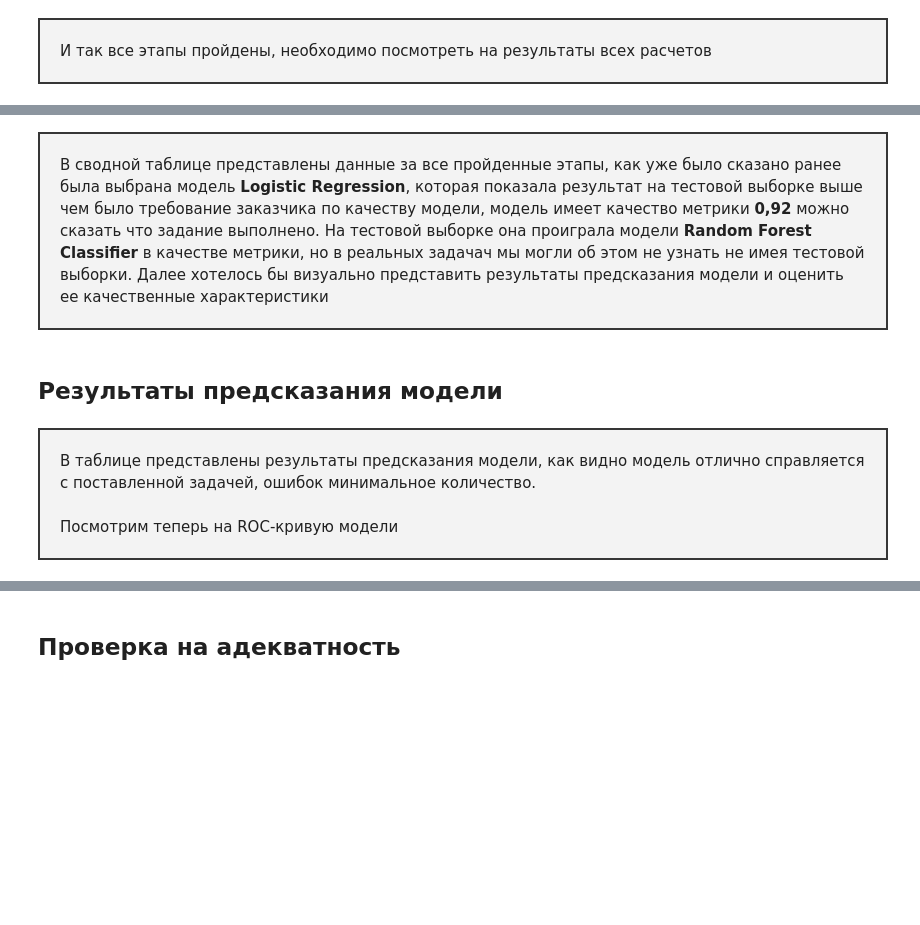
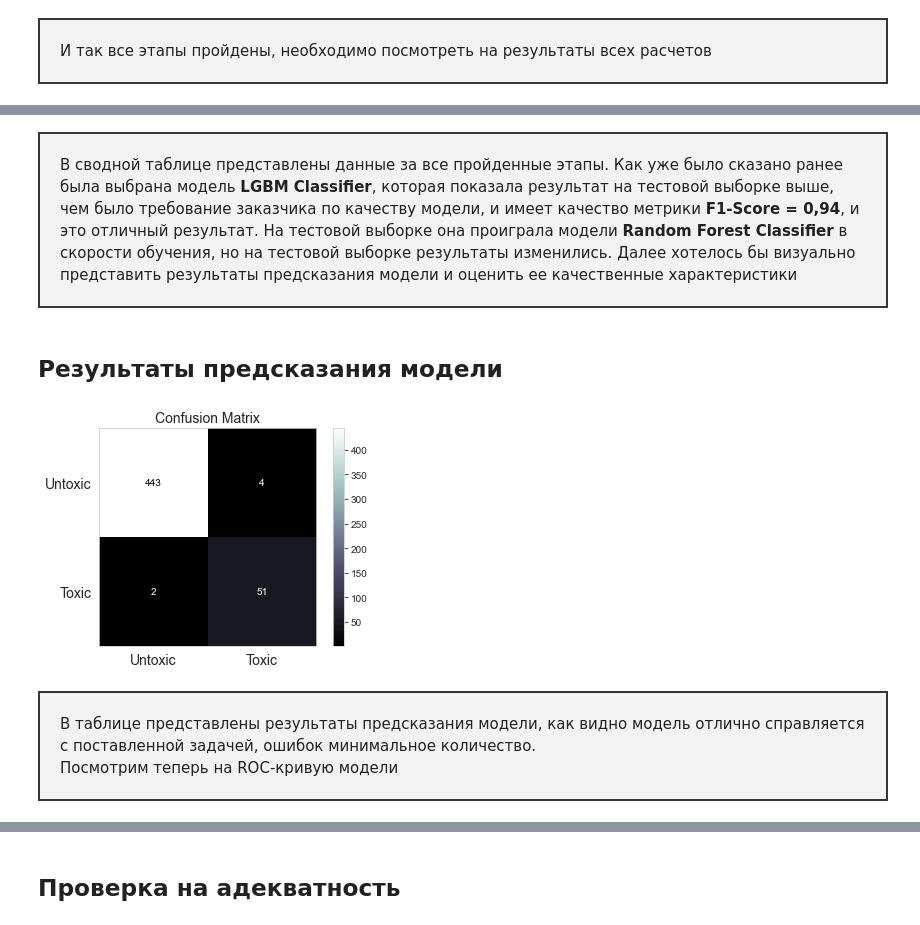
Before and after one commit to Chetverukhin/toxic_comment_classification, a Jupyter notebook: toxic_comment_clasification.ipynb, the cells around one changed output, grey strips where cells are left out. Drawn from its saved outputs; the diff is of its cells as text; code cells hidden in the pictures; blank space fills up the shorter version.

```diff
--- a/toxic_comment_clasification.ipynb
+++ b/toxic_comment_clasification.ipynb
@@ -618,7 +602,7 @@ data_info.sort_values(['f1_param', 'time_param'], ascending = [False, True]).res
 # %%
-final_model_LR = LogisticRegression(**scores_param[0][3])
+final_model_LGBM = LGBMClassifier(**scores_lgb[0][3])
 # %%
 %%time
 start = time()
-final_model_LR.fit(features_train, target_train)
-train_time_LR = time() - start
+final_model_LGBM.fit(features_train, target_train)
+train_time_LGBM = time() - start
@@ -625,4 +611,4 @@ train_time_LR = time() - start
 # %%
-final_pred_LR  = final_model_LR.predict(features_test)
-final_score_LR = f1_score(target_test, final_pred_LR)
+final_pred_LGBM  = final_model_LGBM.predict(features_test)
+final_score_LGBM = f1_score(target_test, final_pred_LGBM)
 # %%
@@ -672,24 +672,26 @@ data_info \
 # %% [markdown]
 <div style="background-color:#f3f3f3; border:solid #363636 2px; padding: 20px">
-В сводной таблице представлены данные за все пройденные этапы, как уже было сказано ранее была выбрана модель <b>Logistic Regression</b>, которая показала результат на тестовой выборке выше чем было требование заказчика по качеству модели, модель имеет качество метрики <b>0,92</b> можно сказать что задание выполнено. На тестовой выборке она проиграла модели <b>Random Forest Classifier</b> в качестве метрики, но в реальных задачач мы могли об этом не узнать не имея тестовой выборки. Далее хотелось бы визуально представить результаты предсказания модели и оценить ее качественные характеристики
+В сводной таблице представлены данные за все пройденные этапы. Как уже было сказано ранее была выбрана модель <b>LGBM Classifier</b>, которая показала результат на тестовой выборке выше, чем было требование заказчика по качеству модели, и имеет качество метрики <b>F1-Score = 0,94</b>, и это отличный результат. На тестовой выборке она проиграла модели <b>Random Forest Classifier</b> в скорости обучения, но на тестовой выборке результаты изменились. Далее хотелось бы визуально представить результаты предсказания модели и оценить ее качественные характеристики
 </div>
 # %% [markdown]
 ## Результаты предсказания модели
 # %%
-matrix = confusion_matrix(target_test, final_pred_LR)
+matrix = confusion_matrix(target_test, final_pred_LGBM)
 disp = ConfusionMatrixDisplay(confusion_matrix = matrix, display_labels = ['Untoxic', 'Toxic'])
 
 disp.plot(cmap = 'bone')
 plt.grid(False)
 plt.xlabel('')
 plt.ylabel('')
 plt.title('Confusion Matrix', fontsize = 14)
 plt.xticks(fontsize = 14)
 plt.yticks(fontsize = 14)
 plt.show()
+# %% [output]
+[figure, added]
 # %% [markdown]
 <div style="background-color:#f3f3f3; border:solid #363636 2px; padding: 20px">
-В таблице представлены результаты предсказания модели, как видно модель отлично справляется с поставленной задачей, ошибок минимальное количество.<br><br>
+В таблице представлены результаты предсказания модели, как видно модель отлично справляется с поставленной задачей, ошибок минимальное количество.<br>
 Посмотрим теперь на ROC-кривую модели
 </div>
 # %%
```
Also changed, not shown: parts of 26 cells of this notebook.
